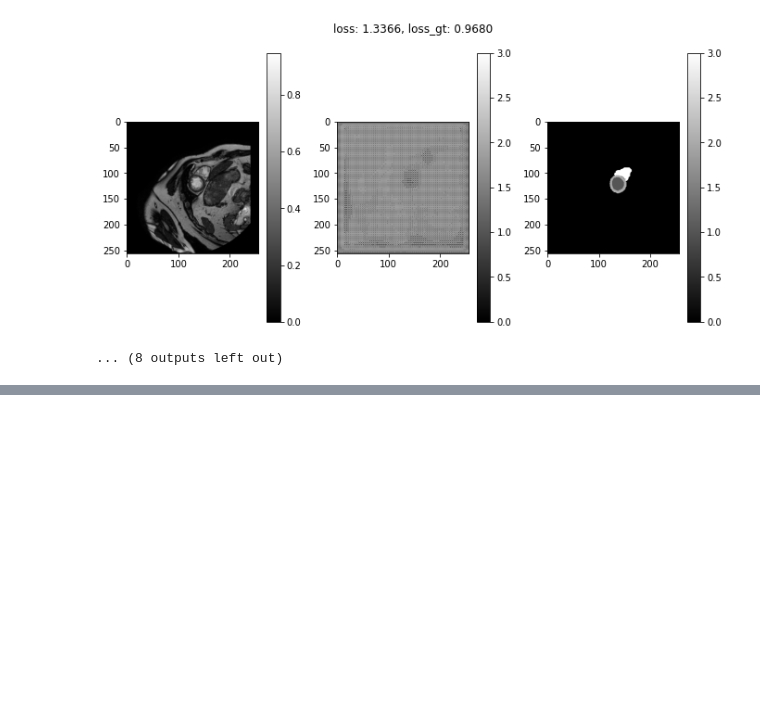
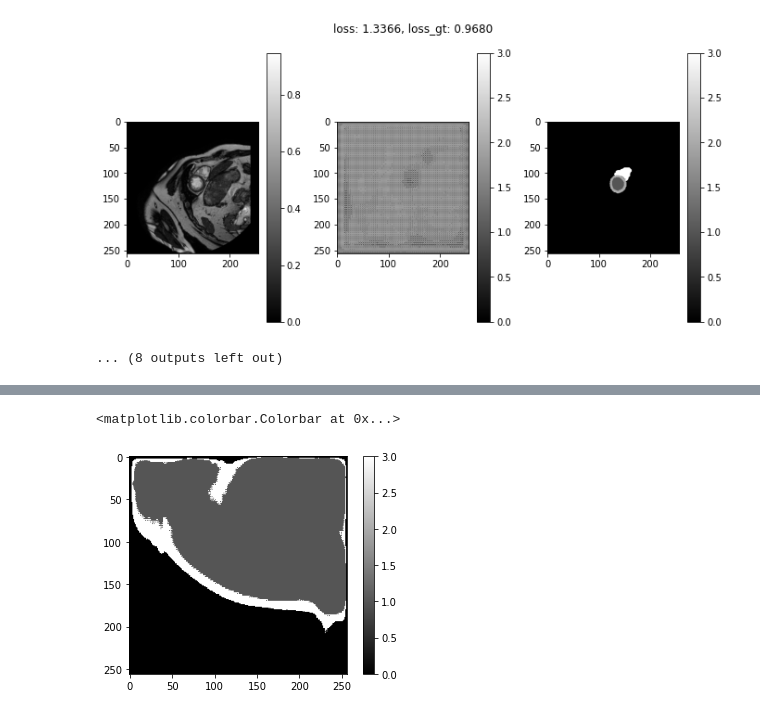
Before and after one commit to 10258392511/SemesterProject1, a Jupyter notebook: run_alternating_opt.ipynb, the cells around one changed output, grey strips where cells are left out. Cells and saved outputs as stored; diff of their text form; code cells hidden in the pictures; blank space fills up the shorter version.

```diff
--- a/run_alternating_opt.ipynb
+++ b/run_alternating_opt.ipynb
@@ -114,0 +108,7 @@ norm_param = "./params/norm_u_net/transfer_12_6_19_12/norm_CE_epoch_3_eval_loss_
+# %%
+u_net_param = "./params/norm_u_net/transfer_12_7_8_11/u_net_CE_epoch_5_eval_loss_0_3094.pt"
+norm_param = "./params/norm_u_net/transfer_12_7_8_11/norm_CE_epoch_5_eval_loss_0_3094.pt"
+# %%
+u_net.load_state_dict(torch.load(u_net_param))
+u_net.eval()
+print(end="")
@@ -114,0 +145,6 @@ norm_param = "./params/norm_u_net/transfer_12_6_19_12/norm_CE_epoch_3_eval_loss_
+# %%
+plt.imshow(mask_pred.argmax(dim=1)[0].detach().cpu().numpy(), cmap="gray")
+plt.colorbar()
+# %% [output]
+<matplotlib.colorbar.Colorbar at 0x...>
+[figure, added]
```
Also changed, not shown: parts of 17 cells of this notebook, 1 other file.
